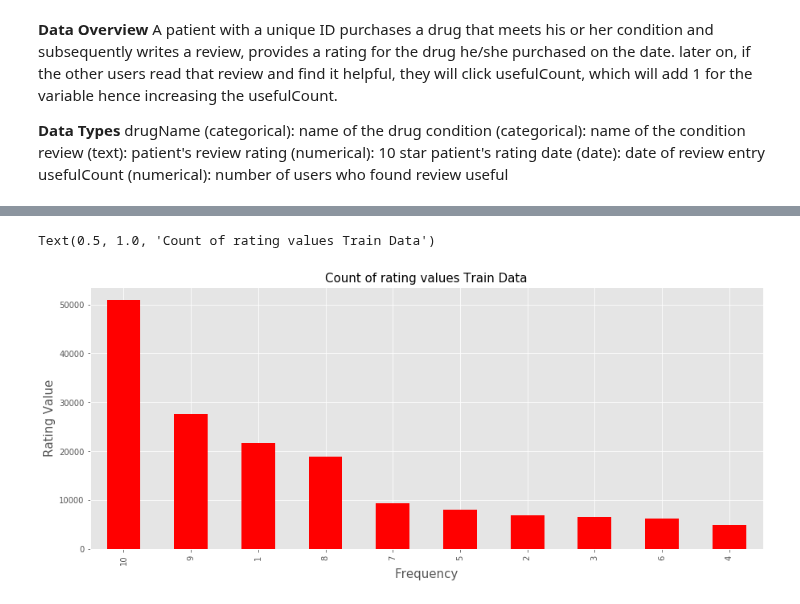
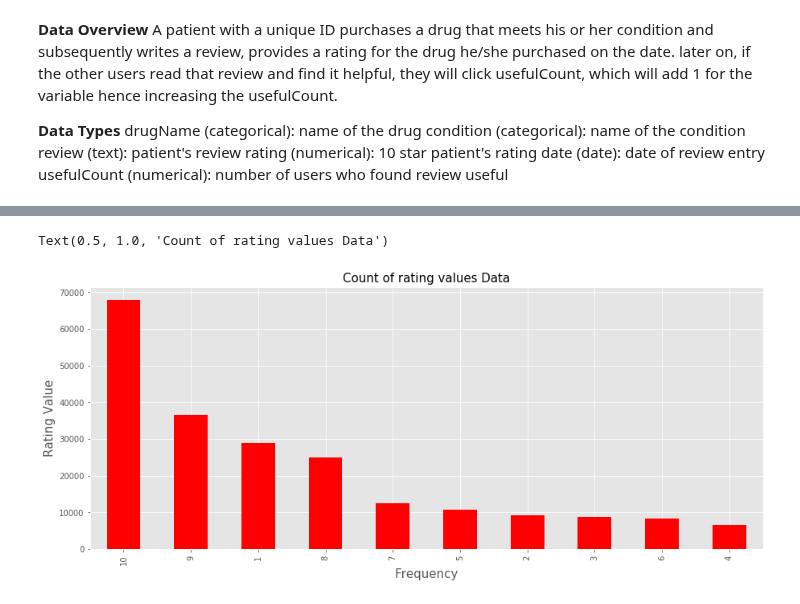
Before and after one commit to vgorrepa/Big_Data_Final_Project, a Jupyter notebook: CIND_820_Project.ipynb, the cells around one changed output, grey strips where cells are left out. Drawn from its saved outputs; the diff is of its cells as text; code cells hidden in the pictures.

```diff
--- a/CIND_820_Project.ipynb
+++ b/CIND_820_Project.ipynb
@@ -81,3 +91,9 @@ review (text): patient's review
 rating (numerical): 10 star patient's rating
 date (date): date of review entry
 usefulCount (numerical): number of users who found review useful
+# %%
+## Merging the Data
+# As can be observed from the above analysis both the dataset contains same columns hence we can combine them for better analysis
+
+data = pd.concat([train_data, test_data])
+data.head()
@@ -111,9 +134,9 @@ plt.ylabel('Count');
 # %%
-rating = train_data['rating'].value_counts().sort_values(ascending=False)
+rating =data['rating'].value_counts().sort_values(ascending=False)
 rating.plot(kind="bar", figsize = (15,6), fontsize = 10,color="red")
 plt.xlabel("Frequency", fontsize = 15)
 plt.ylabel("Rating Value", fontsize = 15)
-plt.title("Count of rating values Train Data", fontsize = 15)
+plt.title("Count of rating values Data", fontsize = 15)
 # %% [output]
-Text(0.5, 1.0, 'Count of rating values Train Data')
+Text(0.5, 1.0, 'Count of rating values Data')
-[figure, old version]
+[figure, new version]
```
Also changed, not shown: parts of 27 cells of this notebook.
